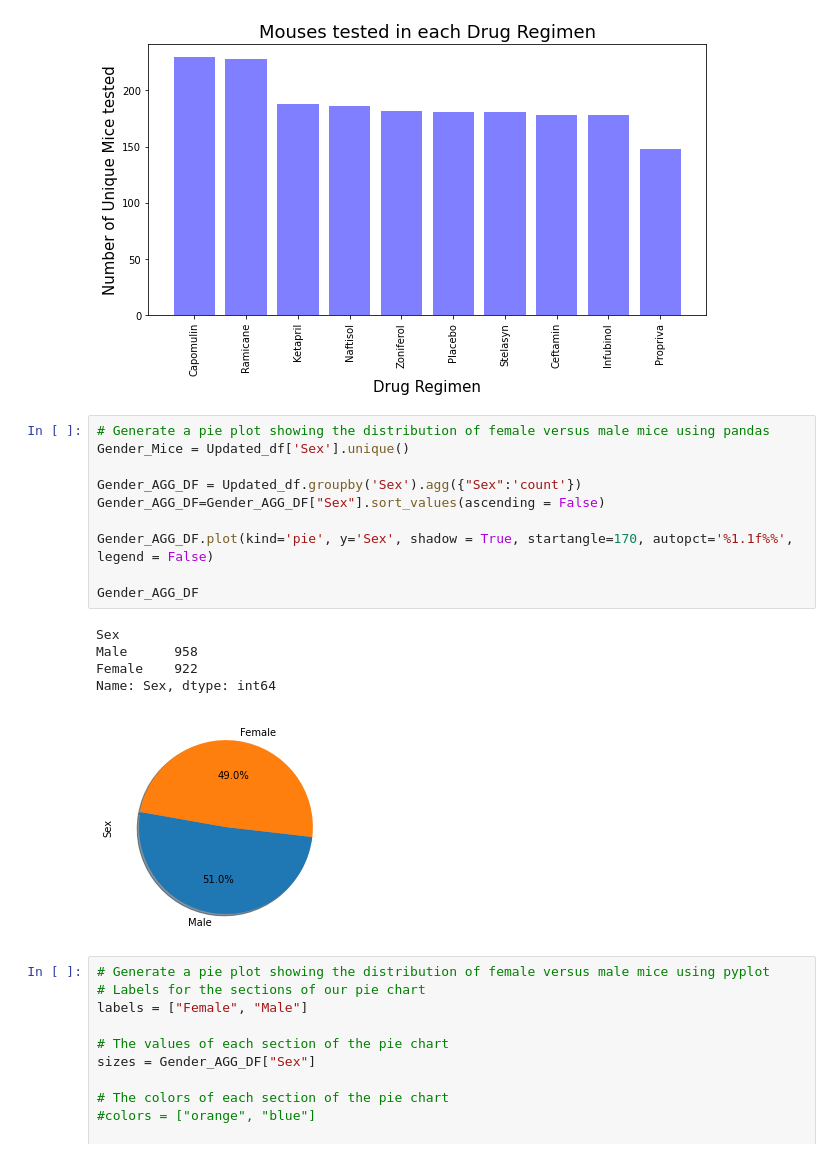
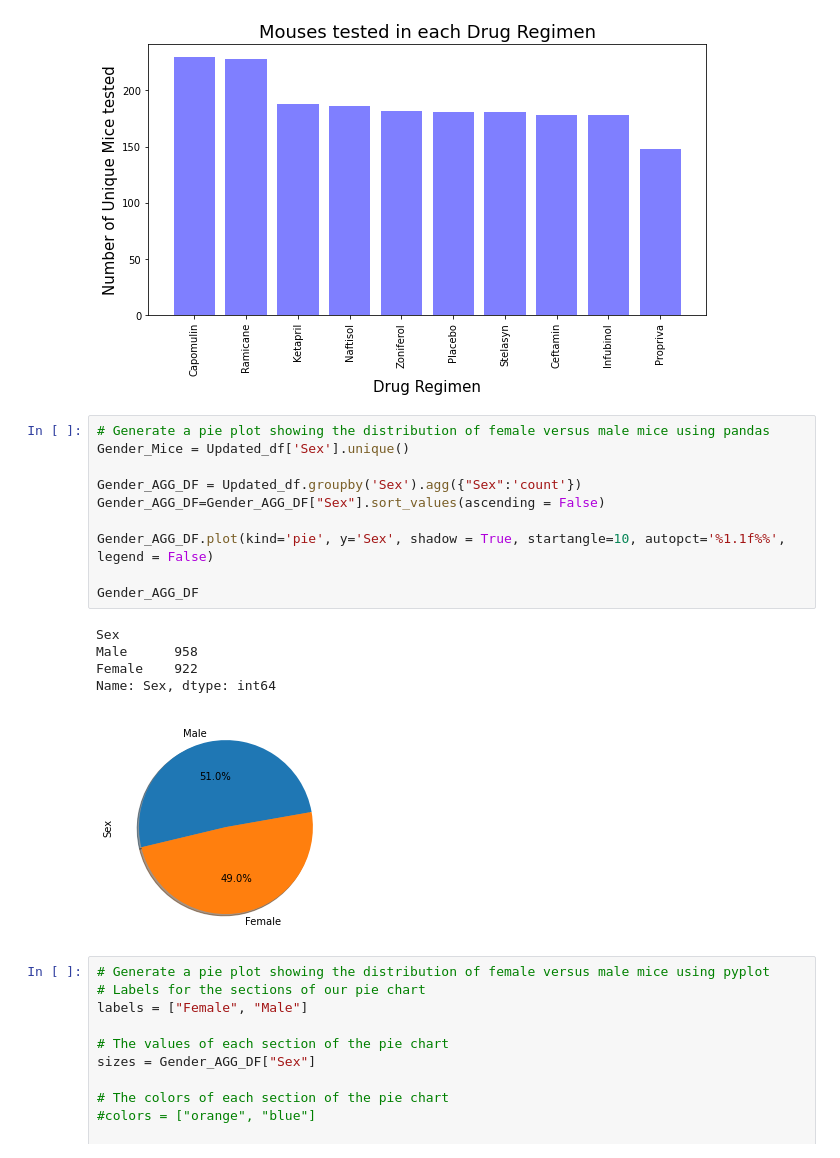
Before and after one commit to Subbagari1985/Matplotlib---challenge, a Jupyter notebook: Pymaceuticals/pymaceuticals_starter.ipynb, the cells around one changed output. Cells and saved outputs as stored; diff of their text form.

Commit message:
finished until pie charts

```diff
--- a/Pymaceuticals/pymaceuticals_starter.ipynb
+++ b/Pymaceuticals/pymaceuticals_starter.ipynb
@@ -187,19 +187,19 @@ Text(0.5, 1.0, 'Mouses tested in each Drug Regimen')
 # %%
 # Generate a pie plot showing the distribution of female versus male mice using pandas
 Gender_Mice = Updated_df['Sex'].unique()
 
 Gender_AGG_DF = Updated_df.groupby('Sex').agg({"Sex":'count'})
 Gender_AGG_DF=Gender_AGG_DF["Sex"].sort_values(ascending = False)
 
-Gender_AGG_DF.plot(kind='pie', y='Sex', shadow = True, startangle=170, autopct='%1.1f%%', legend = False)
+Gender_AGG_DF.plot(kind='pie', y='Sex', shadow = True, startangle=10, autopct='%1.1f%%', legend = False)
 
 Gender_AGG_DF
 # %% [output]
 Sex
 Male      958
 Female    922
 Name: Sex, dtype: int64
-[figure, old version]
+[figure, new version]
 # %%
 # Generate a pie plot showing the distribution of female versus male mice using pyplot
 # Labels for the sections of our pie chart
```
